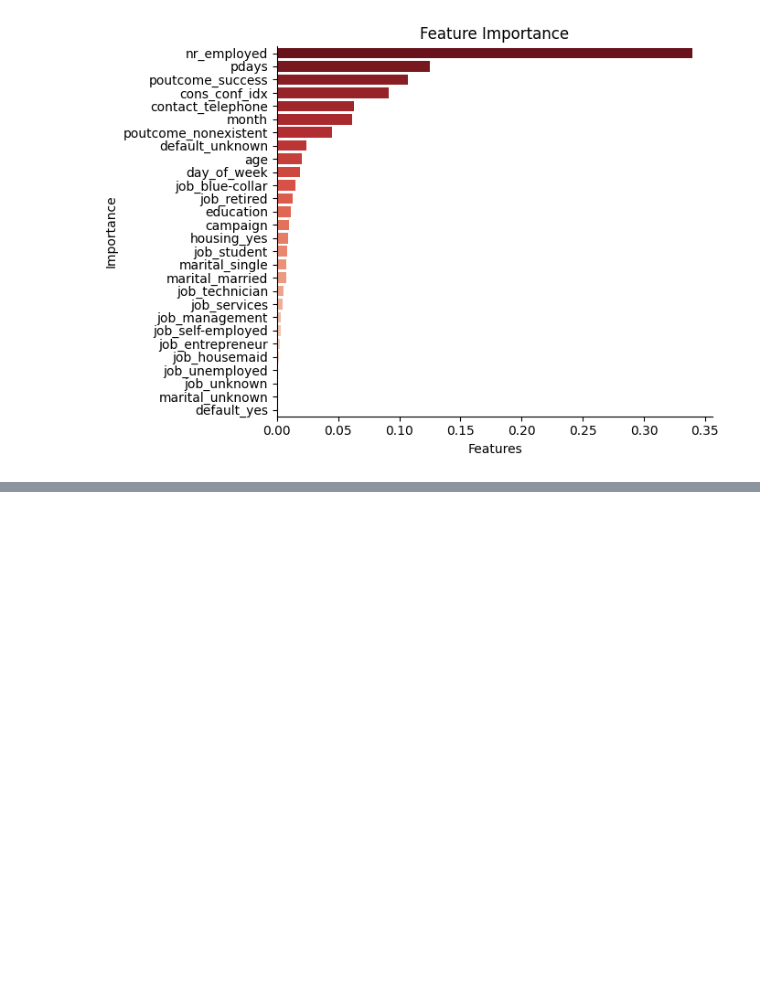
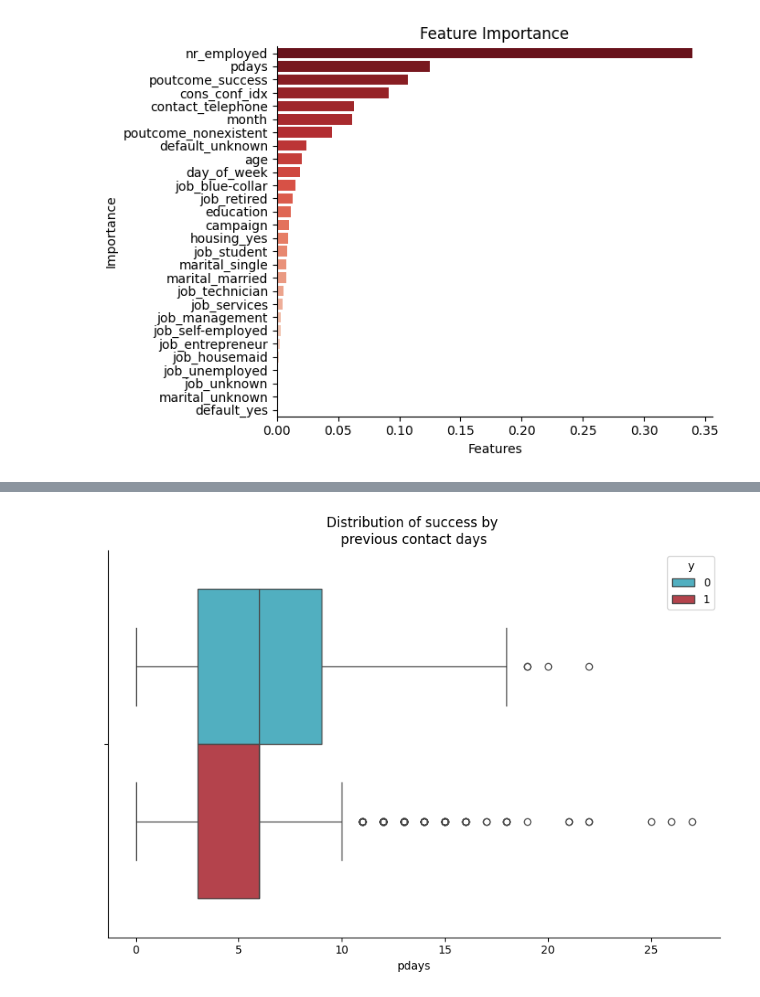
Before and after one commit to scardenasc22/STDS-at3, a Jupyter notebook: classification_model.ipynb, the cells around one changed output, grey strips where cells are left out. Drawn from its saved outputs; the diff is of its cells as text; code cells hidden in the pictures; blank space fills up the shorter version.

```diff
--- a/classification_model.ipynb
+++ b/classification_model.ipynb
@@ -1118,0 +1156,15 @@ fig.savefig('feature_importance_et.jpg', dpi = 300)
+# %%
+fig, axis = plt.subplots(figsize = (8, 6))
+sns.despine(fig)
+sns.boxplot(
+    data = df[df['pdays'] < 990],
+    x = 'pdays',
+    hue = 'y',
+    palette  = ['#3EBCD2', '#C7303C'],
+    ax = axis
+)
+axis.set_title('Distribution of success by \nprevious contact days')
+plt.tight_layout()
+fig.savefig('previous.jpg', dpi = 300)
+# %% [output]
+[figure, added]
```
Also changed, not shown: parts of 6 cells of this notebook, 4 other files.
